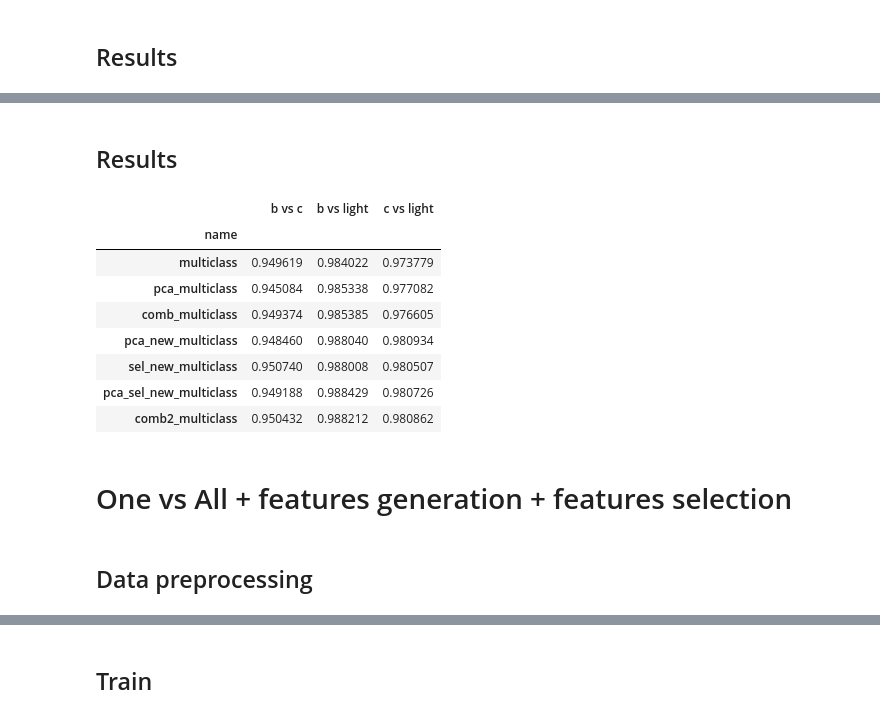
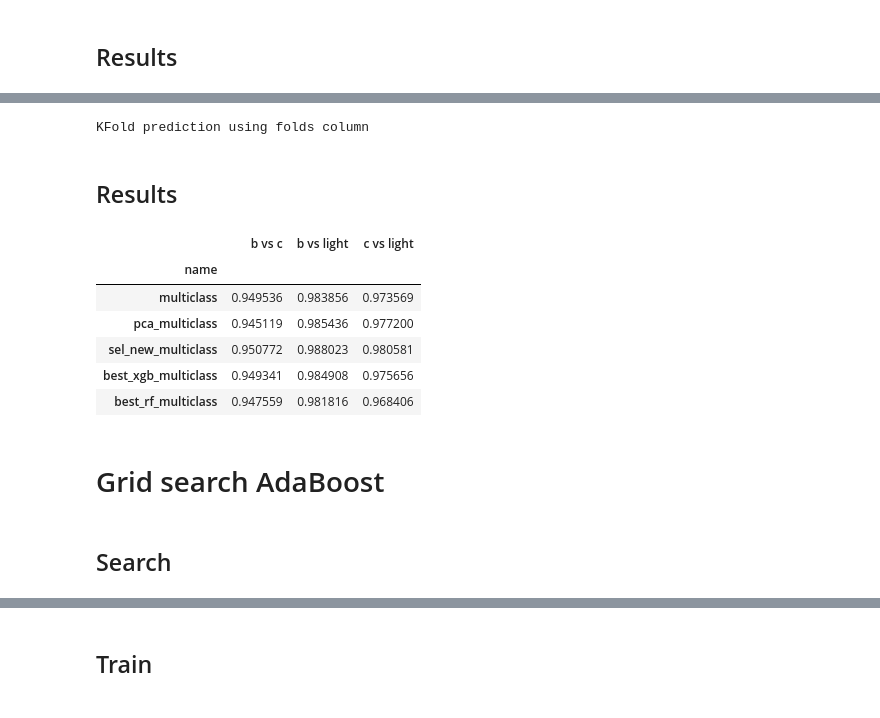
Before and after one commit to tlikhomanenko/jet_tagging_LHCb, a Jupyter notebook: jet-tagging.ipynb, the cells around one changed output, grey strips where cells are left out. Drawn from its saved outputs; the diff is of its cells as text; code cells hidden in the pictures.

```diff
--- a/jet-tagging.ipynb
+++ b/jet-tagging.ipynb
@@ -505,0 +389,15 @@ result
+# %%
+from sklearn.grid_search import GridSearchCV
+from rep.utils import train_test_split
+
+train_train_data, test_data, train_labels, test_labels = train_test_split(train_data, labels, test_size=0.3)
+
+grid_param = {}
+grid_param['max_features'] = ['auto', 0.3, 0.5, 1.0]
+grid_param['max_depth'] = [4, 8, 12, None]
+
+rf_base = RandomForestClassifier(n_estimators=1000, max_depth=None, max_features='auto', class_weight='auto')
+
+grid_rf = GridSearchCV(estimator=rf_base, param_grid=grid_param, cv=2,
+                    scoring=MyMeanRocAucScorer(test_data, test_labels), n_jobs=8)
+grid_rf.fit(train_train_data, train_labels)
@@ -505,0 +423,4 @@ result
+# %%
+rf_best = grid_rf.best_estimator_
+best_rf_multi_folding = FoldingClassifier(rf_best, n_folds=2, random_state=11)
+%time best_rf_multi_folding.fit(train_data, labels)
@@ -506,2 +447,6 @@ result
+# %%
+best_rf_multi_proba = best_rf_multi_folding.predict_proba(train_data)
+# %% [output]
+KFold prediction using folds column
 # %% [markdown]
 ## Results
@@ -515,25 +453,19 @@ comb2_multi_results = get_result(comb2_multi_results, labels, "comb2_multiclass"
+# %%
+best_rf_multi_results = get_result(best_rf_multi_proba, labels, "best_rf_multiclass")
 # %%
 result = pandas.concat([multiclass_result,
                         pca_multiclass_result,
-                        comb_multiclass_result,
-                        pca_new_multi_results,
                         sel_new_multi_results,
-                        pca_sel_new_multi_results,
-                        comb2_multi_results])
+                        best_xgb_multi_results,
+                        best_rf_multi_results])
 result.index = result['name']
 result = result.drop('name', axis=1)
 result
 # %% [output]
 |  | b vs c | b vs light | c vs light |
 | name |  |  |  |
-| multiclass | 0.949619 | 0.984022 | 0.973779 |
-| pca_multiclass | 0.945084 | 0.985338 | 0.977082 |
-| comb_multiclass | 0.949374 | 0.985385 | 0.976605 |
-| pca_new_multiclass | 0.948460 | 0.988040 | 0.980934 |
-| sel_new_multiclass | 0.950740 | 0.988008 | 0.980507 |
-| pca_sel_new_multiclass | 0.949188 | 0.988429 | 0.980726 |
-| comb2_multiclass | 0.950432 | 0.988212 | 0.980862 |
+| multiclass | 0.949536 | 0.983856 | 0.973569 |
+| pca_multiclass | 0.945119 | 0.985436 | 0.977200 |
+| sel_new_multiclass | 0.950772 | 0.988023 | 0.980581 |
+| best_xgb_multiclass | 0.949341 | 0.984908 | 0.975656 |
+| best_rf_multiclass | 0.947559 | 0.981816 | 0.968406 |
-# %% [markdown]
-# One vs All + features generation + features selection
-# %% [markdown]
-## Data preprocessing
@@ -543,0 +472,4 @@ light_vs_all_labels = (labels == 2) * 1
+# %% [markdown]
+# Grid search AdaBoost
+# %% [markdown]
+## Search
```
Also changed, not shown: parts of 108 cells of this notebook.
